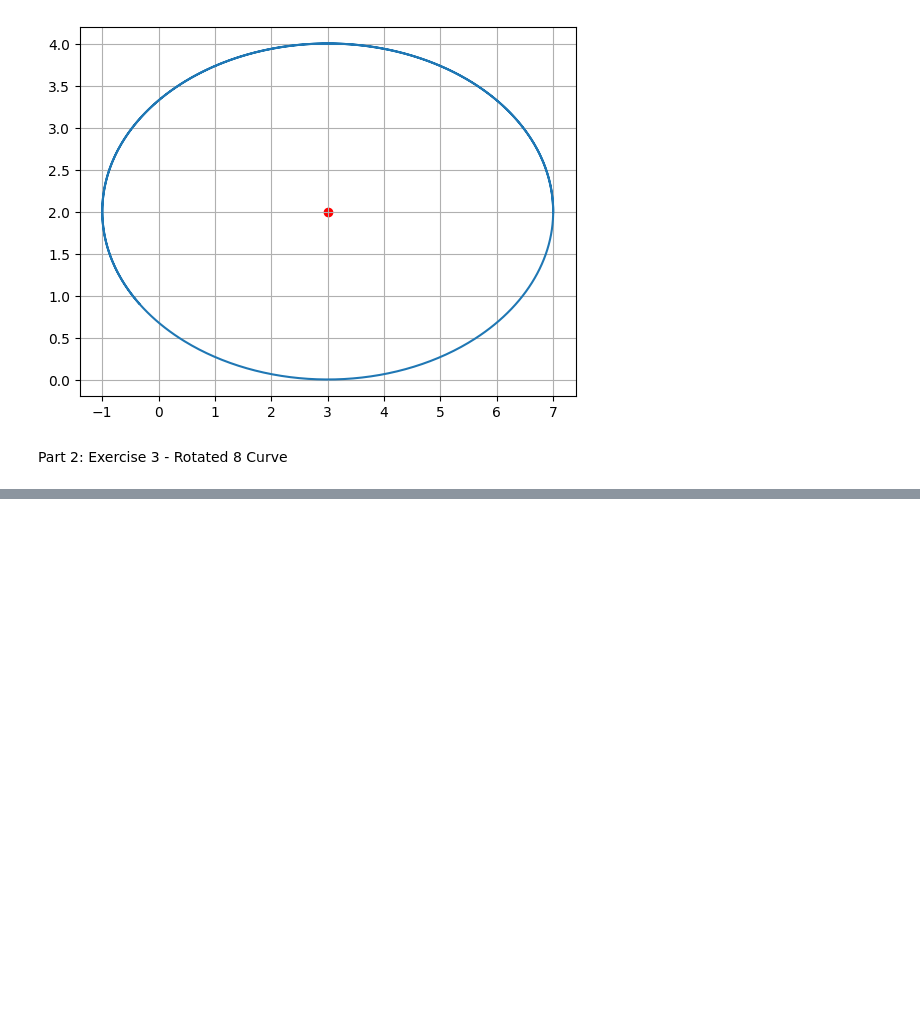
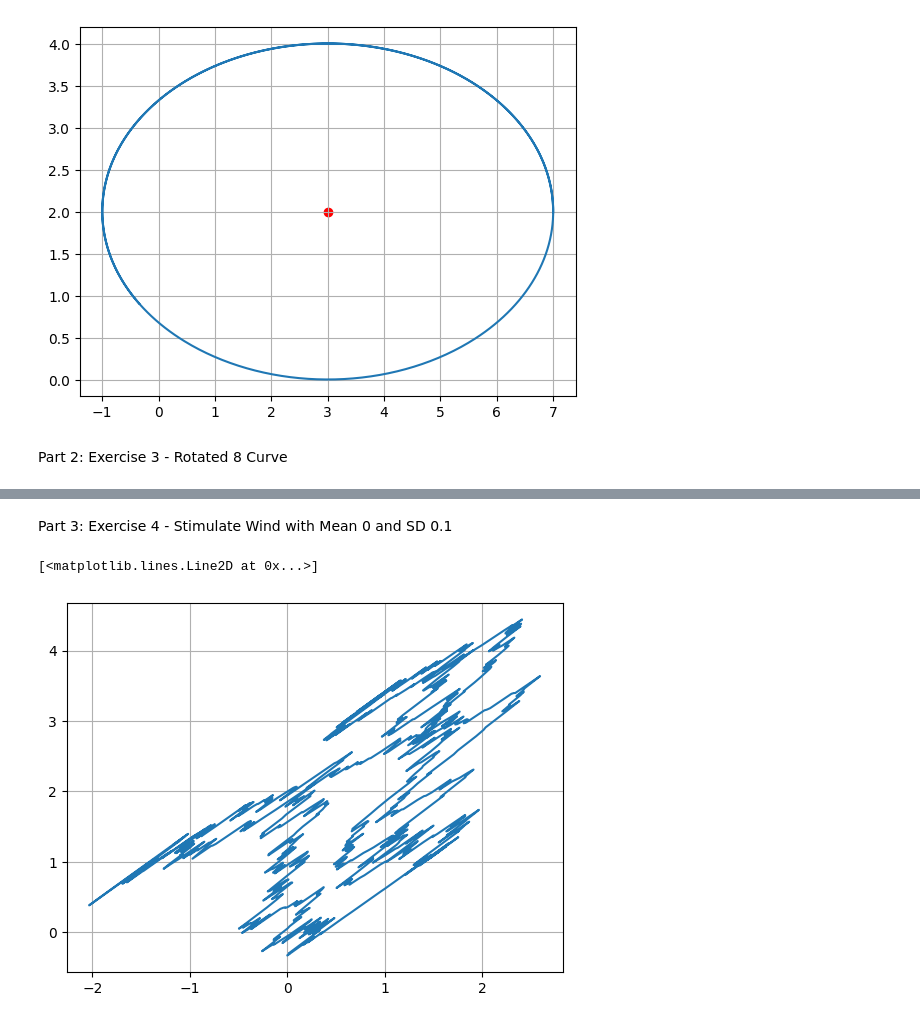
Before and after one commit to uditaagarwal31/cse360-lab1, a Jupyter notebook: CSE360Lab1.ipynb, the cells around one changed output, grey strips where cells are left out. Cells and saved outputs as stored; diff of their text form; code cells hidden in the pictures; blank space fills up the shorter version.

```diff
--- a/CSE360Lab1.ipynb
+++ b/CSE360Lab1.ipynb
@@ -219,0 +213,39 @@ scatter(0,0, color = 'red')
+# %% [markdown]
+Part 3: Exercise 4 - Stimulate Wind with Mean 0 and SD 0.1
+# %%
+# Perfect sensor
+def sense(x):
+    return x
+# %%
+def simulate(Δt, x, u):
+    x += Δt * u + np.random.normal(0)*0.1
+    return x
+# %%
+def control(t, y):
+    ux = -sin(t)
+    uy = cos(t)
+
+    return array([ux, uy])
+# %%
+tf = 10.
+Δt = 0.01    # Time step
+time = linspace(0.,tf, int(tf / Δt) + 1)  # Time interval
+
+
+# Initial conditions
+x = array([1., 1.])
+x_log = [copy(x)]
+
+for t in time:
+    y = sense(x)
+    u = control(t, y)
+    x = simulate(Δt, x, u)
+    x_log.append(copy(x))
+
+x_log = array(x_log)
+# %%
+grid()
+plot(x_log[:,0], x_log[:,1])
+# %% [output]
+[<matplotlib.lines.Line2D at 0x...>]
+[figure, added]
```
Also changed, not shown: parts of 7 cells of this notebook.
